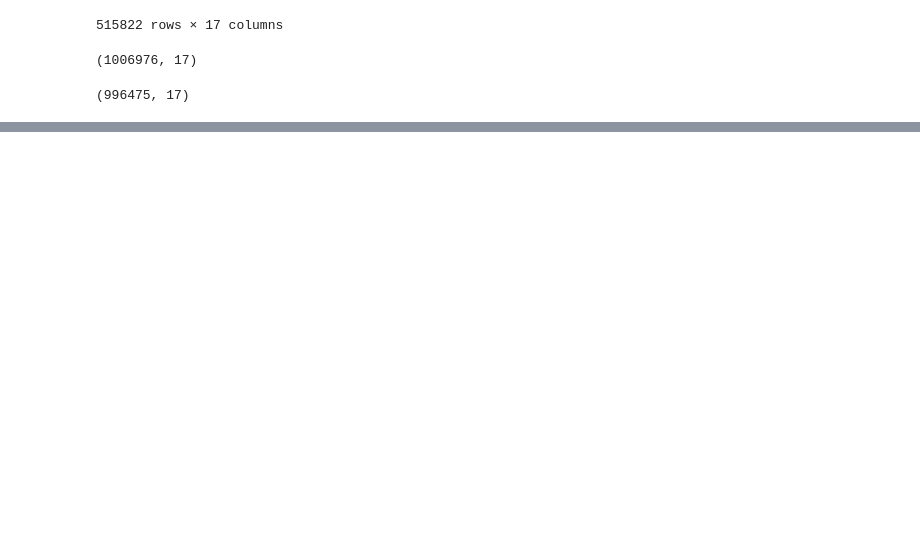
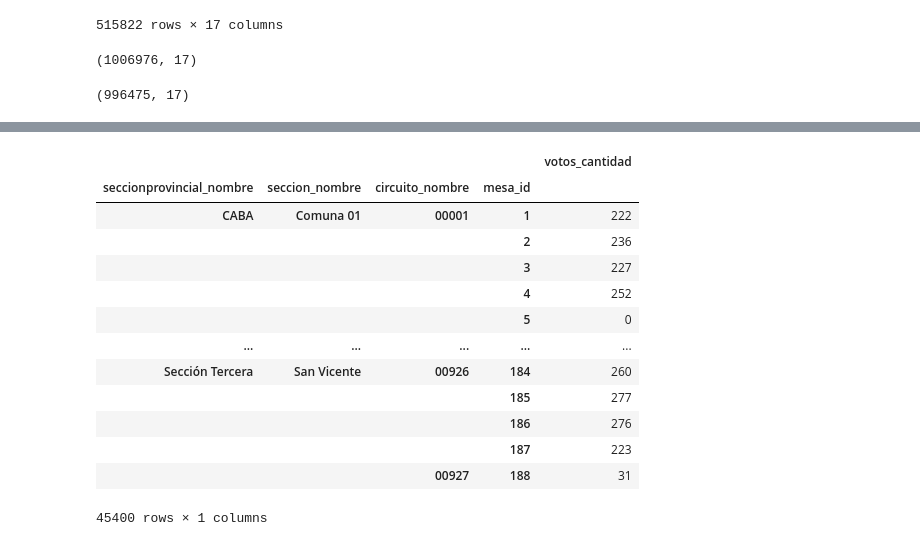
Before and after one commit to diegomartinmendez/Data_Science, a Jupyter notebook: split_clean_data_for_powerbi.ipynb, the cells around one changed output, grey strips where cells are left out. Saved outputs shown, nothing was run; the diff lists cells and outputs as text; code cells hidden in the pictures; blank space fills up the shorter version.

```diff
--- a/split_clean_data_for_powerbi.ipynb
+++ b/split_clean_data_for_powerbi.ipynb
@@ -243,0 +297,18 @@ data_amba_8.to_csv('data_amba_8.csv')
+# %%
+total_mesa = data_amba_mesa.groupby(['seccionprovincial_nombre', 'seccion_nombre', 'circuito_nombre', 'mesa_id' ] ).aggregate("sum")
+display(total_mesa)
+# %% [output]
+|  |  |  |  | votos_cantidad |
+| seccionprovincial_nombre | seccion_nombre | circuito_nombre | mesa_id |  |
+| CABA | Comuna 01 | 00001 | 1 | 222 |
+|  |  |  | 2 | 236 |
+|  |  |  | 3 | 227 |
+|  |  |  | 4 | 252 |
+|  |  |  | 5 | 0 |
+| ... | ... | ... | ... | ... |
+| Sección Tercera | San Vicente | 00926 | 184 | 260 |
+|  |  |  | 185 | 277 |
+|  |  |  | 186 | 276 |
+|  |  |  | 187 | 223 |
+|  |  | 00927 | 188 | 31 |
+45400 rows × 1 columns
```
Also changed, not shown: parts of 15 cells of this notebook.
